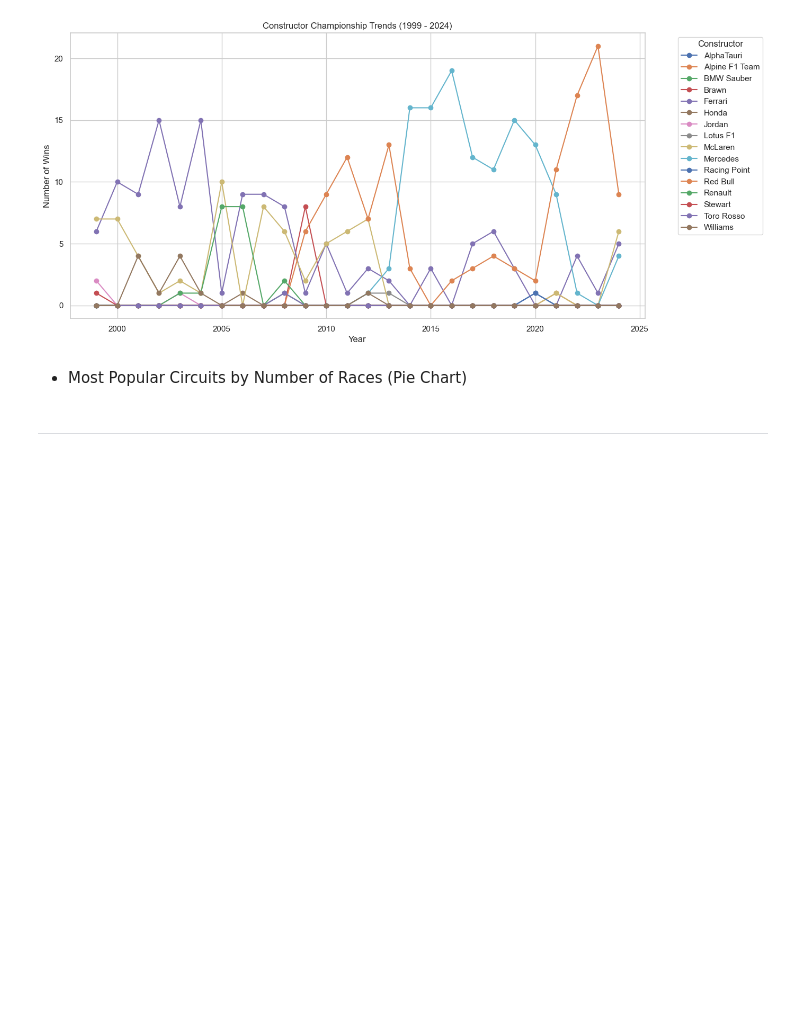
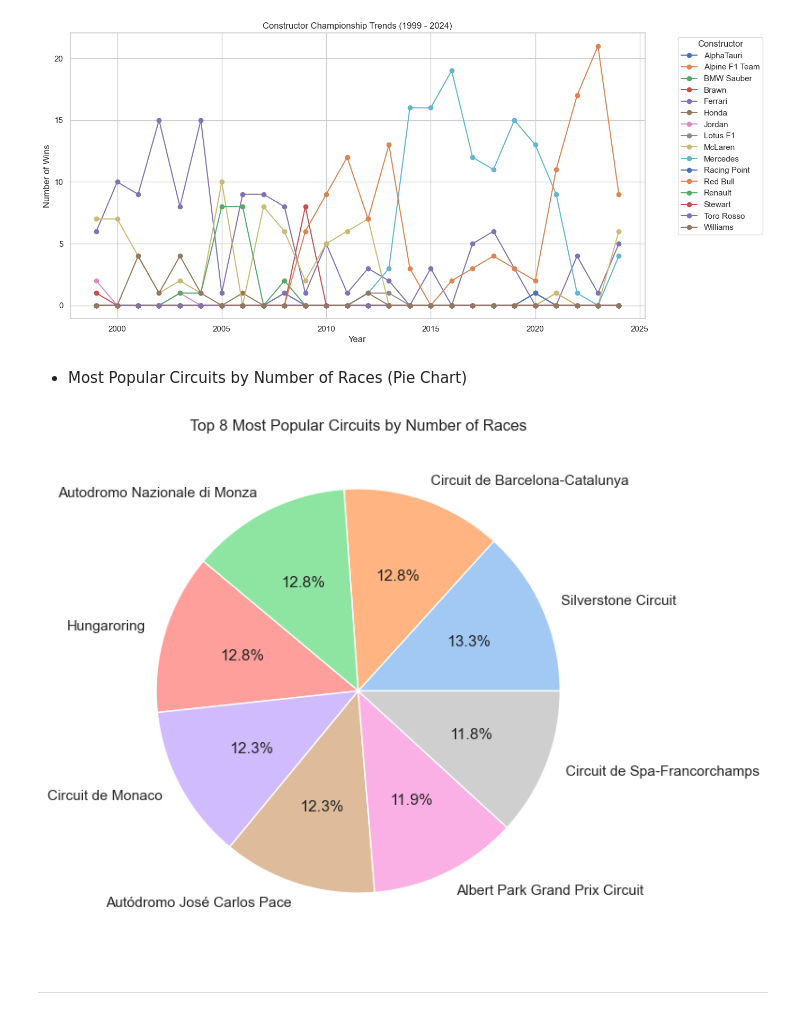
Before and after one commit to juliancolling/Formula1, a Jupyter notebook: jupyter_notebooks/F1_Analysis.ipynb, the cells around one changed output. Drawn from its saved outputs; the diff is of its cells as text; code cells hidden in the pictures; blank space fills up the shorter version.

Commit message:
Pie chart of most raced Circuits Trend

```diff
--- a/jupyter_notebooks/F1_Analysis.ipynb
+++ b/jupyter_notebooks/F1_Analysis.ipynb
@@ -407,6 +407,17 @@ plt.show()
 [figure]
 # %% [markdown]
 * Most Popular Circuits by Number of Races (Pie Chart)
+# %%
+# Count races per circuit
+top_circuits = df['name'].value_counts().head(8)
+
+# Plot a Pie Chart
+plt.figure(figsize=(10, 7))
+plt.pie(top_circuits.values, labels=top_circuits.index, autopct='%1.1f%%', colors=sns.color_palette('pastel'))
+plt.title("Top 8 Most Popular Circuits by Number of Races")
+plt.show()
+# %% [output]
+[figure, added]
 # %% [markdown]
 ---
 # %% [markdown]
```
